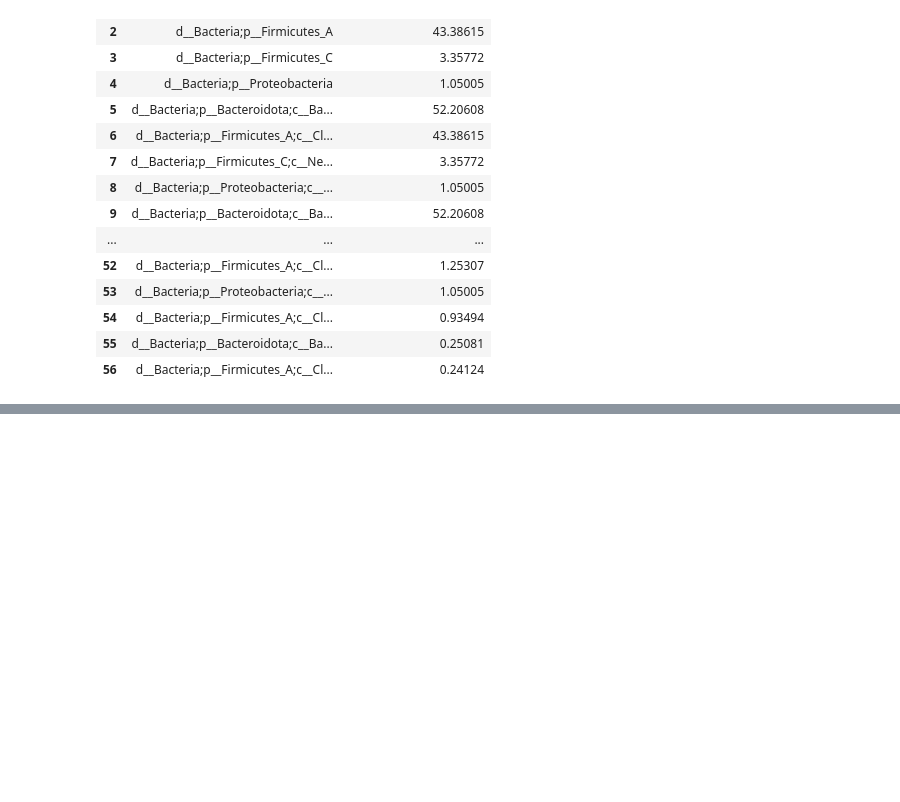
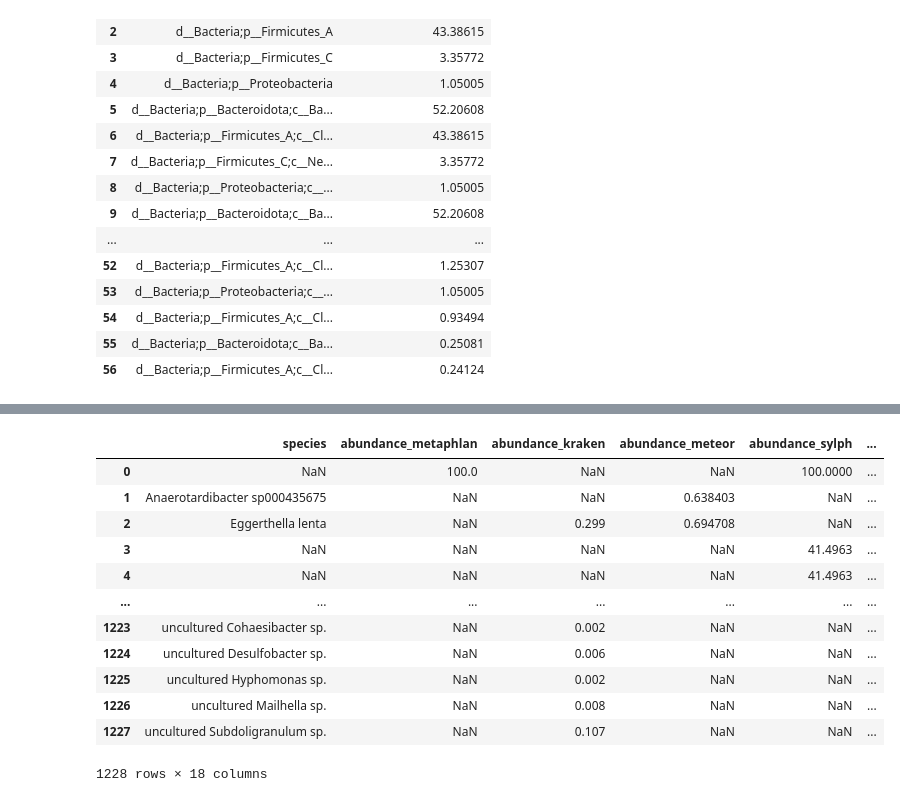
Before and after one commit to vivekbibs/IS4, a Jupyter notebook: compare_outputs/add_metaphlan.ipynb, the cells around one changed output, grey strips where cells are left out. Saved outputs shown, nothing was run; the diff lists cells and outputs as text; code cells hidden in the pictures; blank space fills up the shorter version.

```diff
--- a/compare_outputs/add_metaphlan.ipynb
+++ b/compare_outputs/add_metaphlan.ipynb
@@ -67,0 +77,16 @@ all
+# %%
+all
+# %% [output]
+|  | species | abundance_metaphlan | abundance_kraken | abundance_meteor | abundance_sylph | ... |
+| 0 | NaN | 100.0 | NaN | NaN | 100.0000 | ... |
+| 1 | Anaerotardibacter sp000435675 | NaN | NaN | 0.638403 | NaN | ... |
+| 2 | Eggerthella lenta | NaN | 0.299 | 0.694708 | NaN | ... |
+| 3 | NaN | NaN | NaN | NaN | 41.4963 | ... |
+| 4 | NaN | NaN | NaN | NaN | 41.4963 | ... |
+| ... | ... | ... | ... | ... | ... | ... |
+| 1223 | uncultured Cohaesibacter sp. | NaN | 0.002 | NaN | NaN | ... |
+| 1224 | uncultured Desulfobacter sp. | NaN | 0.006 | NaN | NaN | ... |
+| 1225 | uncultured Hyphomonas sp. | NaN | 0.002 | NaN | NaN | ... |
+| 1226 | uncultured Mailhella sp. | NaN | 0.008 | NaN | NaN | ... |
+| 1227 | uncultured Subdoligranulum sp. | NaN | 0.107 | NaN | NaN | ... |
+1228 rows × 18 columns
```
Also changed, not shown: parts of 5 cells of this notebook.
